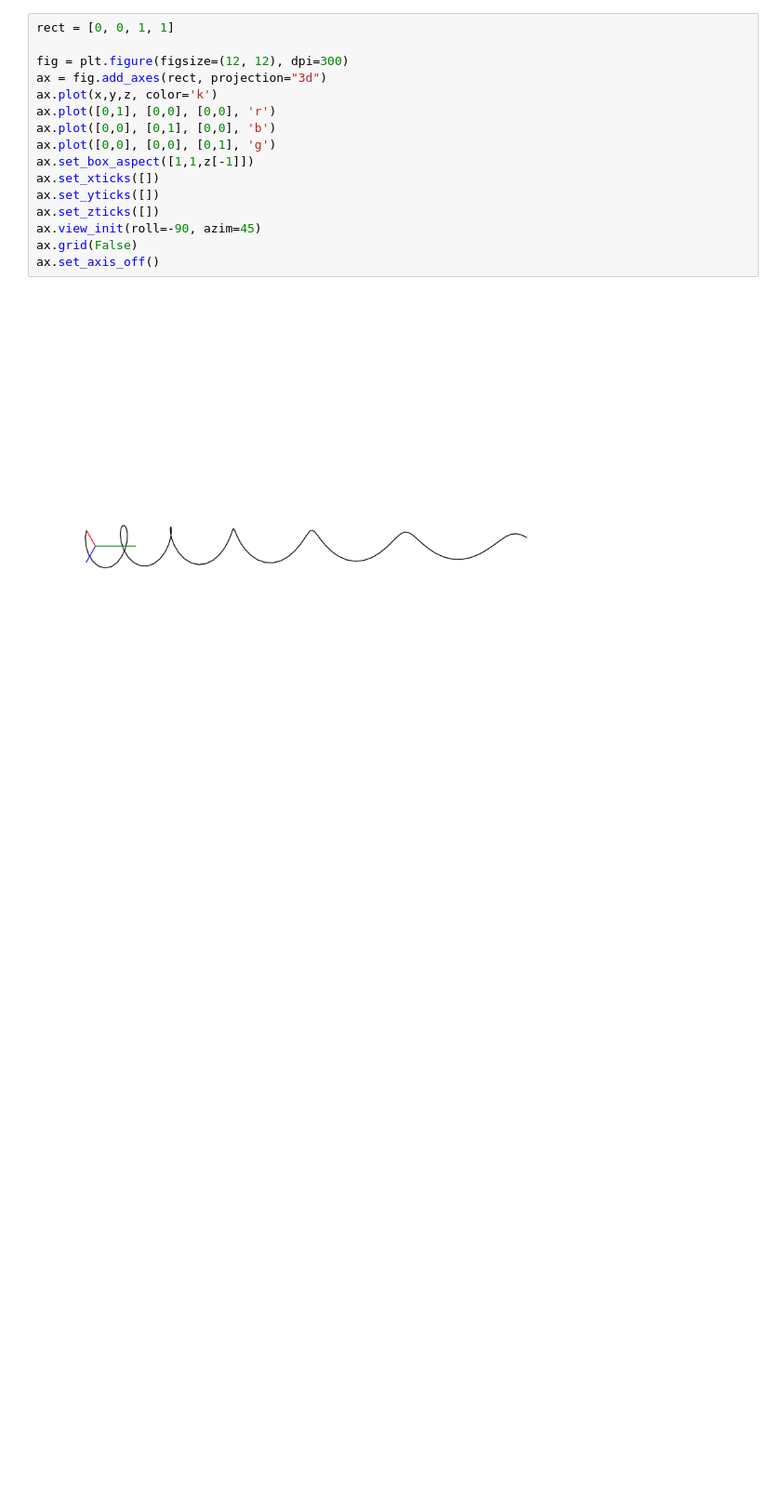
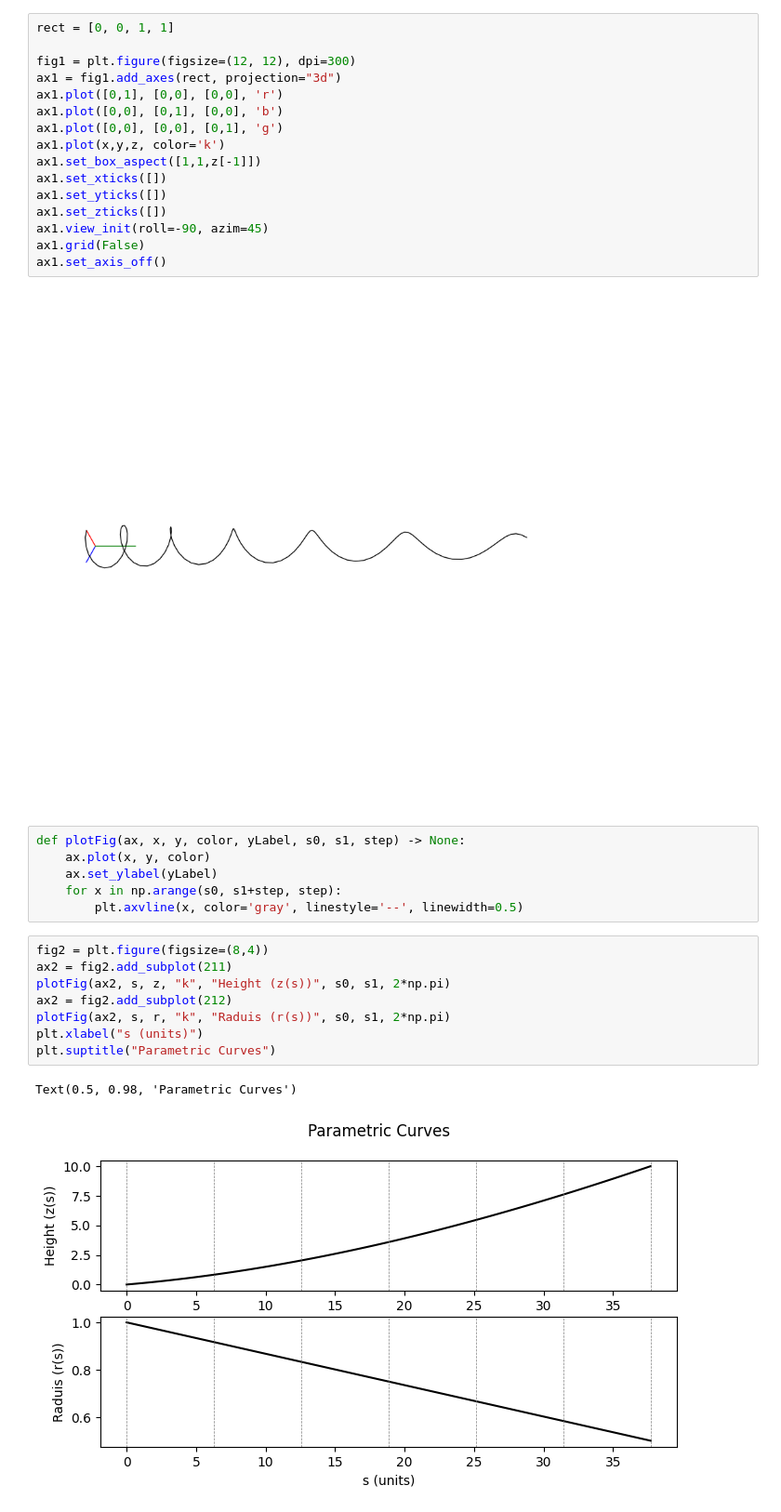
Before and after one commit to Parker-Knopf/MAE269, a Jupyter notebook: plottingTail.ipynb, the cells around one changed output. Shown at 93% size. Drawn from its saved outputs; the diff is of its cells as text; blank space fills up the shorter version.

```diff
--- a/plottingTail.ipynb
+++ b/plottingTail.ipynb
@@ -60,18 +68,35 @@ x, y, z = cylToCar(r, theta, z)
 # %%
 rect = [0, 0, 1, 1]
 
-fig = plt.figure(figsize=(12, 12), dpi=300)
-ax = fig.add_axes(rect, projection="3d")
-ax.plot(x,y,z, color='k')
-ax.plot([0,1], [0,0], [0,0], 'r')
-ax.plot([0,0], [0,1], [0,0], 'b')
-ax.plot([0,0], [0,0], [0,1], 'g')
-ax.set_box_aspect([1,1,z[-1]])
-ax.set_xticks([])
-ax.set_yticks([])
-ax.set_zticks([])
-ax.view_init(roll=-90, azim=45)
-ax.grid(False)
-ax.set_axis_off()
+fig1 = plt.figure(figsize=(12, 12), dpi=300)
+ax1 = fig1.add_axes(rect, projection="3d")
+ax1.plot([0,1], [0,0], [0,0], 'r')
+ax1.plot([0,0], [0,1], [0,0], 'b')
+ax1.plot([0,0], [0,0], [0,1], 'g')
+ax1.plot(x,y,z, color='k')
+ax1.set_box_aspect([1,1,z[-1]])
+ax1.set_xticks([])
+ax1.set_yticks([])
+ax1.set_zticks([])
+ax1.view_init(roll=-90, azim=45)
+ax1.grid(False)
+ax1.set_axis_off()
 # %% [output]
 [figure]
+# %%
+def plotFig(ax, x, y, color, yLabel, s0, s1, step) -> None:
+    ax.plot(x, y, color)
+    ax.set_ylabel(yLabel)
+    for x in np.arange(s0, s1+step, step):
+        plt.axvline(x, color='gray', linestyle='--', linewidth=0.5)
+# %%
+fig2 = plt.figure(figsize=(8,4))
+ax2 = fig2.add_subplot(211)
+plotFig(ax2, s, z, "k", "Height (z(s))", s0, s1, 2*np.pi)
+ax2 = fig2.add_subplot(212)
+plotFig(ax2, s, r, "k", "Raduis (r(s))", s0, s1, 2*np.pi)
+plt.xlabel("s (units)")
+plt.suptitle("Parametric Curves")
+# %% [output]
+Text(0.5, 0.98, 'Parametric Curves')
+[figure, added]
```
Also changed, not shown: parts of 9 cells of this notebook.
